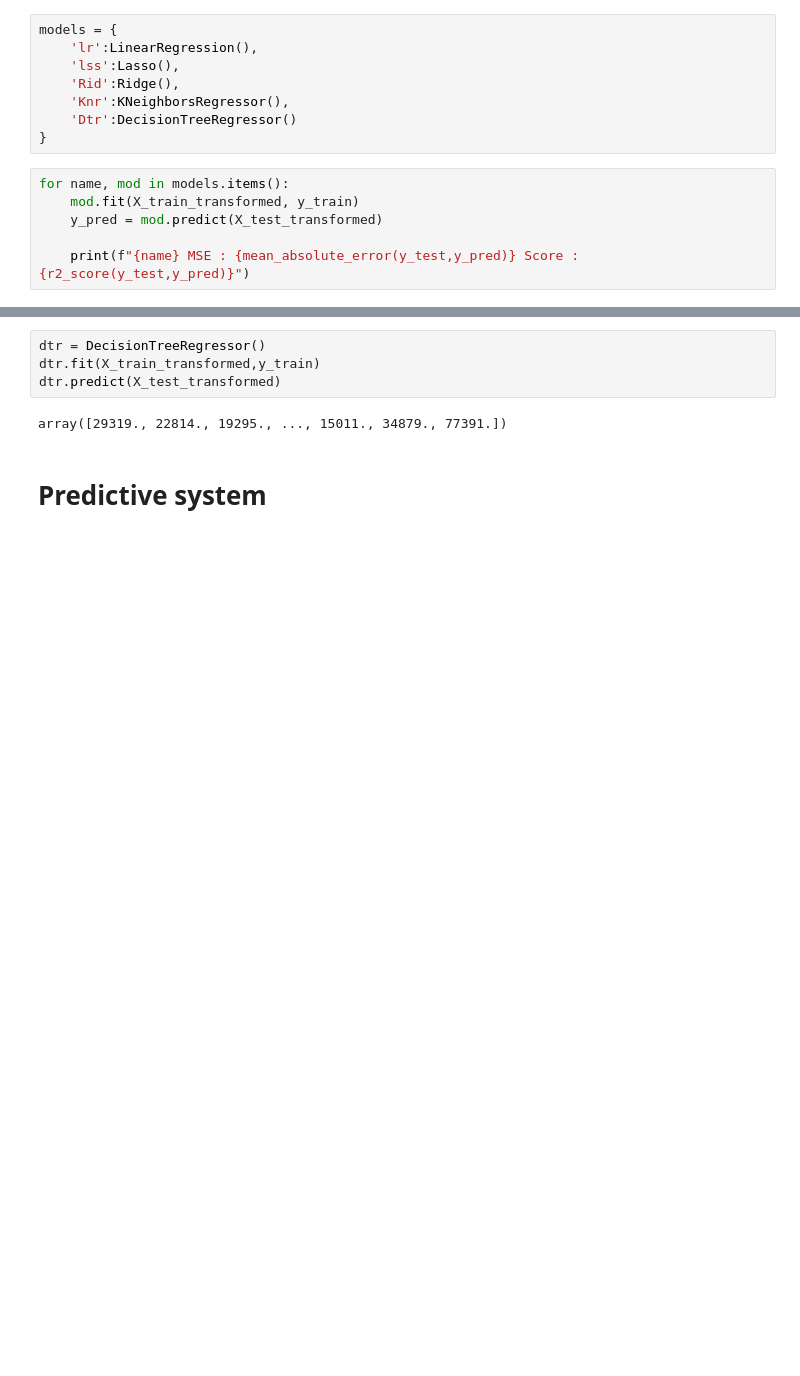
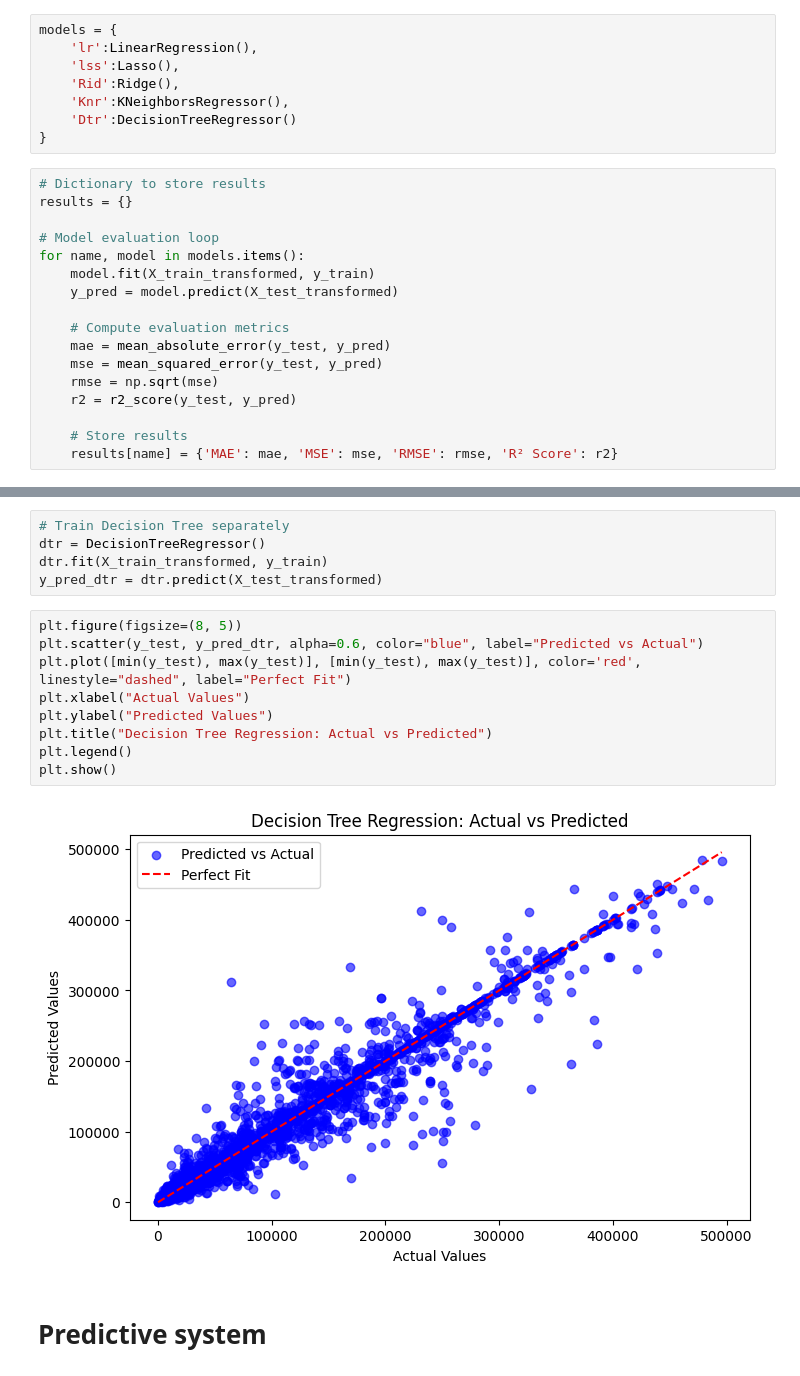
Before and after one commit to projjalbhattacharyya/Farmwise-Agriculture-System, a Jupyter notebook: Analysis and Modelling/Crop Yield Prediction using Machine Learning.ipynb, the cells around one changed output, grey strips where cells are left out. Cells and saved outputs as stored; diff of their text form; blank space fills up the shorter version.

```diff
--- a/Analysis and Modelling/Crop Yield Prediction using Machine Learning.ipynb
+++ b/Analysis and Modelling/Crop Yield Prediction using Machine Learning.ipynb
@@ -380,8 +401,19 @@ models = {
     'Dtr':DecisionTreeRegressor()
 }
 # %%
-for name, mod in models.items():
-    mod.fit(X_train_transformed, y_train)
-    y_pred = mod.predict(X_test_transformed)
+# Dictionary to store results
+results = {}
 
-    print(f"{name} MSE : {mean_absolute_error(y_test,y_pred)} Score : {r2_score(y_test,y_pred)}")
+# Model evaluation loop
+for name, model in models.items():
+    model.fit(X_train_transformed, y_train)
+    y_pred = model.predict(X_test_transformed)
+
+    # Compute evaluation metrics
+    mae = mean_absolute_error(y_test, y_pred)
+    mse = mean_squared_error(y_test, y_pred)
+    rmse = np.sqrt(mse)
+    r2 = r2_score(y_test, y_pred)
+
+    # Store results
+    results[name] = {'MAE': mae, 'MSE': mse, 'RMSE': rmse, 'R² Score': r2}
@@ -394,9 +446,19 @@ Dtr MSE : 6723.197223828803 Score : 0.955099620094074
 # %%
+# Train Decision Tree separately
 dtr = DecisionTreeRegressor()
-dtr.fit(X_train_transformed,y_train)
-dtr.predict(X_test_transformed)
+dtr.fit(X_train_transformed, y_train)
+y_pred_dtr = dtr.predict(X_test_transformed)
-# %% [output]
-array([29319., 22814., 19295., ..., 15011., 34879., 77391.])
+# %%
+plt.figure(figsize=(8, 5))
+plt.scatter(y_test, y_pred_dtr, alpha=0.6, color="blue", label="Predicted vs Actual")
+plt.plot([min(y_test), max(y_test)], [min(y_test), max(y_test)], color='red', linestyle="dashed", label="Perfect Fit")
+plt.xlabel("Actual Values")
+plt.ylabel("Predicted Values")
+plt.title("Decision Tree Regression: Actual vs Predicted")
+plt.legend()
+plt.show()
+# %% [output]
+[figure, added]
 # %% [markdown]
 # Predictive system
 # %%
```
Also changed, not shown: parts of 13 cells of this notebook, 3 other files.
